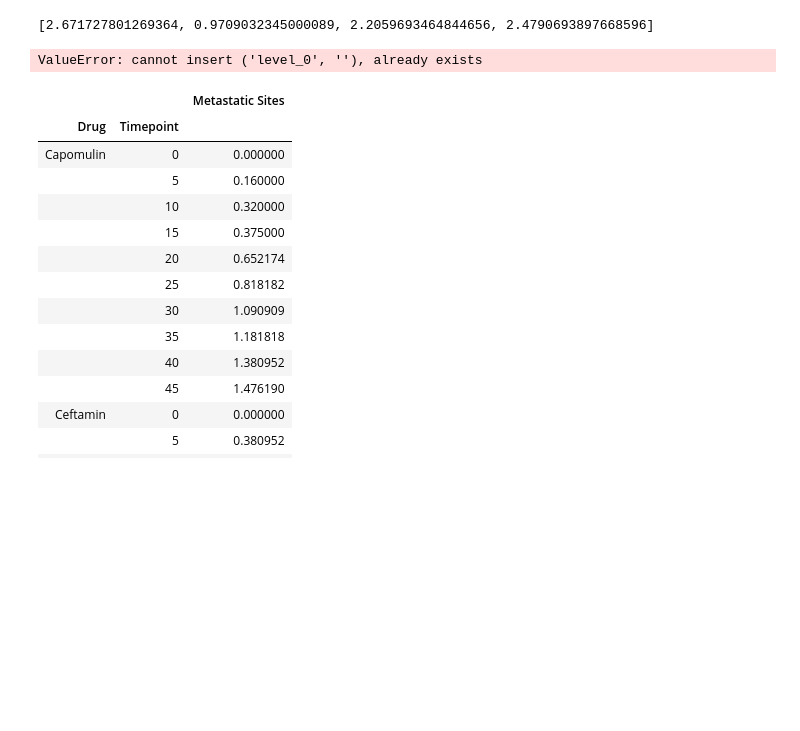
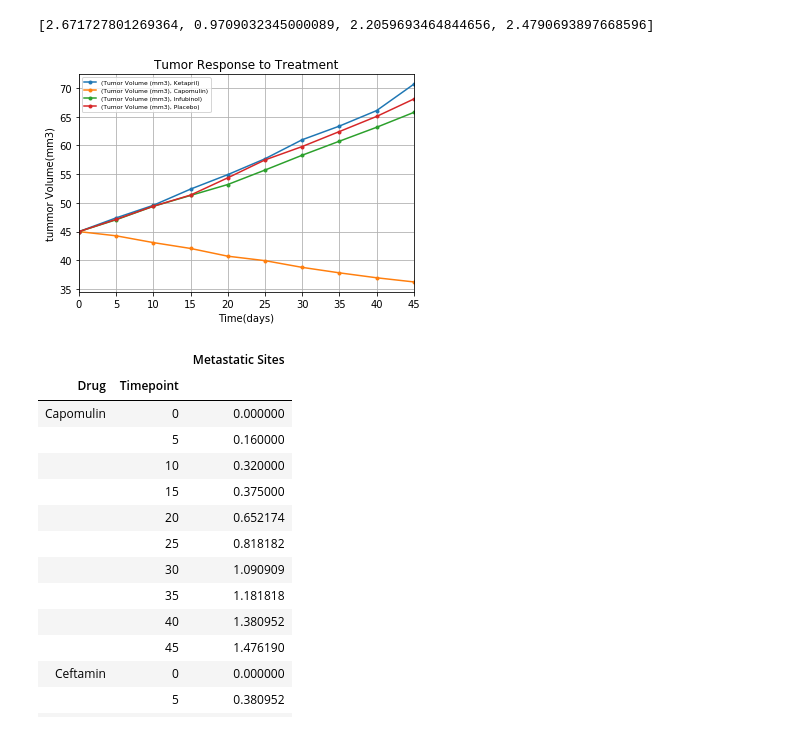
Before and after one commit to mcordray1988/matplotlib-Challenge, a Jupyter notebook: Pymaceuticals/Untitled.ipynb, the cells around one changed output. Cells and saved outputs as stored; diff of their text form; code cells hidden in the pictures; blank space fills up the shorter version.

Commit message:
fixed the graph

```diff
--- a/Pymaceuticals/Untitled.ipynb
+++ b/Pymaceuticals/Untitled.ipynb
@@ -124,18 +124,19 @@ error
 [2.671727801269364, 0.9709032345000089, 2.2059693464844656, 2.4790693897668596]
 # %%
 #reformated_df = reformated_df.reset_index()
-#reformated_df.plot(kind="line", marker =".")
+reformated_df.plot(kind="line", marker =".")
 reformated_df = reformated_df.reset_index()
-plt.errorbar(y=reformated_df['Timepoint'],x=reformated_df['Tumor Volume (mm3)', 'Ketapril'],yerr=yerror1)
+#plt.errorbar(y=reformated_df['Timepoint'],x=reformated_df['Tumor Volume (mm3)', 'Ketapril'],yerr=yerror1)
+plt.grid()
 plt.xlabel("Time(days)")
 plt.ylabel("tummor Volume(mm3)")
 plt.title("Tumor Response to Treatment")
 plt.legend(loc=2, prop={'size': 6})
 
 # Save the Figure
 plt.show()
 # %% [output]
-ValueError: cannot insert ('level_0', ''), already exists
+[figure, added]
 # %%
 # Store the Mean Met. Site Data Grouped by Drug and Timepoint
 mean_met = df[["Drug","Timepoint","Metastatic Sites"]]
```
Also changed, not shown: parts of 10 cells of this notebook.
